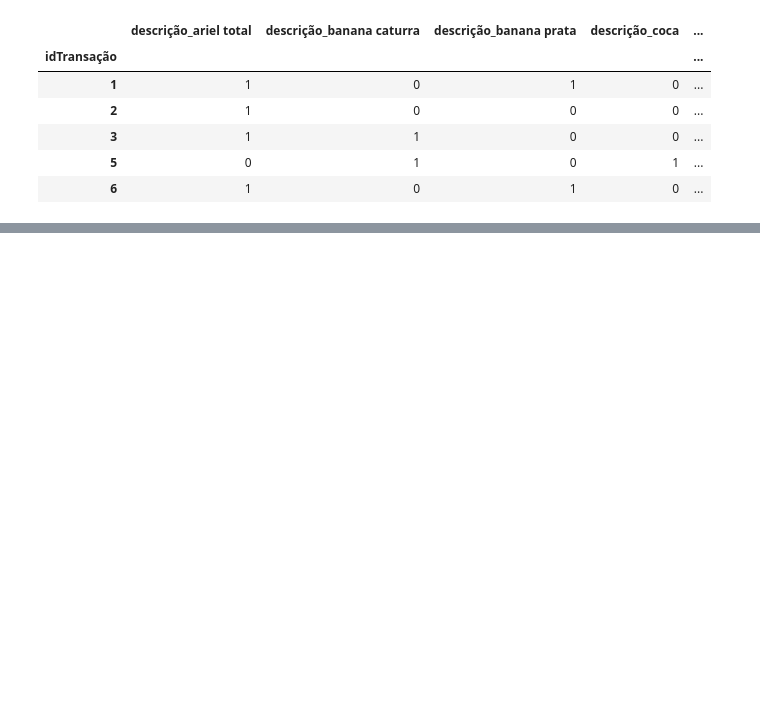
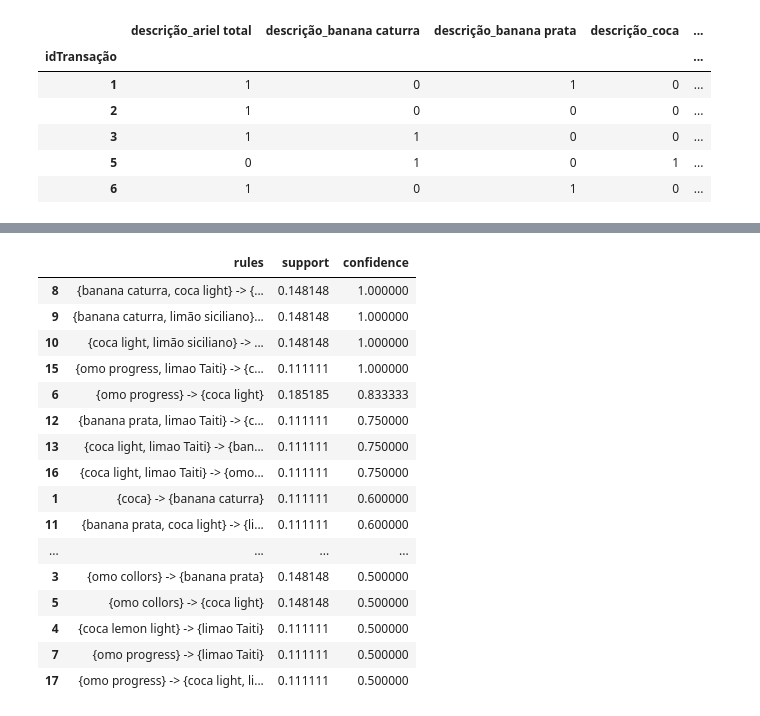
Before and after one commit to AnnaPaulaFigueiredo/supermarket_basket_analysis, a Jupyter notebook: code/analysis.ipynb, the cells around one changed output, grey strips where cells are left out. Saved outputs shown, nothing was run; the diff lists cells and outputs as text; code cells hidden in the pictures; blank space fills up the shorter version.

```diff
--- a/code/analysis.ipynb
+++ b/code/analysis.ipynb
@@ -368,0 +495,32 @@ rules_description.shape
+# %%
+format_slide = rules_description[['antecedents', 'consequents', 'support', 'confidence']].copy()
+
+format_slide['antecedents'] = format_slide.antecedents.apply(lambda x: list(x))
+format_slide['consequents'] = format_slide.consequents.apply(lambda x: list(x))
+
+format_slide = format_slide.astype({'antecedents':str, 'consequents':str})
+
+format_slide.antecedents = format_slide.antecedents.apply( lambda x: treat_string(x) )
+format_slide.consequents = format_slide.consequents.apply( lambda x: treat_string(x) )
+
+format_slide['rules'] = format_slide['antecedents'] + " -> " + format_slide['consequents']
+
+format_slide[['rules', 'support', 'confidence']]
+# %% [output]
+|  | rules | support | confidence |
+| 8 | {banana caturra, coca light} -> {... | 0.148148 | 1.000000 |
+| 9 | {banana caturra, limão siciliano}... | 0.148148 | 1.000000 |
+| 10 | {coca light, limão siciliano} -> ... | 0.148148 | 1.000000 |
+| 15 | {omo progress, limao Taiti} -> {c... | 0.111111 | 1.000000 |
+| 6 | {omo progress} -> {coca light} | 0.185185 | 0.833333 |
+| 12 | {banana prata, limao Taiti} -> {c... | 0.111111 | 0.750000 |
+| 13 | {coca light, limao Taiti} -> {ban... | 0.111111 | 0.750000 |
+| 16 | {coca light, limao Taiti} -> {omo... | 0.111111 | 0.750000 |
+| 1 | {coca} -> {banana caturra} | 0.111111 | 0.600000 |
+| 11 | {banana prata, coca light} -> {li... | 0.111111 | 0.600000 |
+| ... | ... | ... | ... |
+| 3 | {omo collors} -> {banana prata} | 0.148148 | 0.500000 |
+| 5 | {omo collors} -> {coca light} | 0.148148 | 0.500000 |
+| 4 | {coca lemon light} -> {limao Taiti} | 0.111111 | 0.500000 |
+| 7 | {omo progress} -> {limao Taiti} | 0.111111 | 0.500000 |
+| 17 | {omo progress} -> {coca light, li... | 0.111111 | 0.500000 |
```
Also changed, not shown: parts of 45 cells of this notebook.
